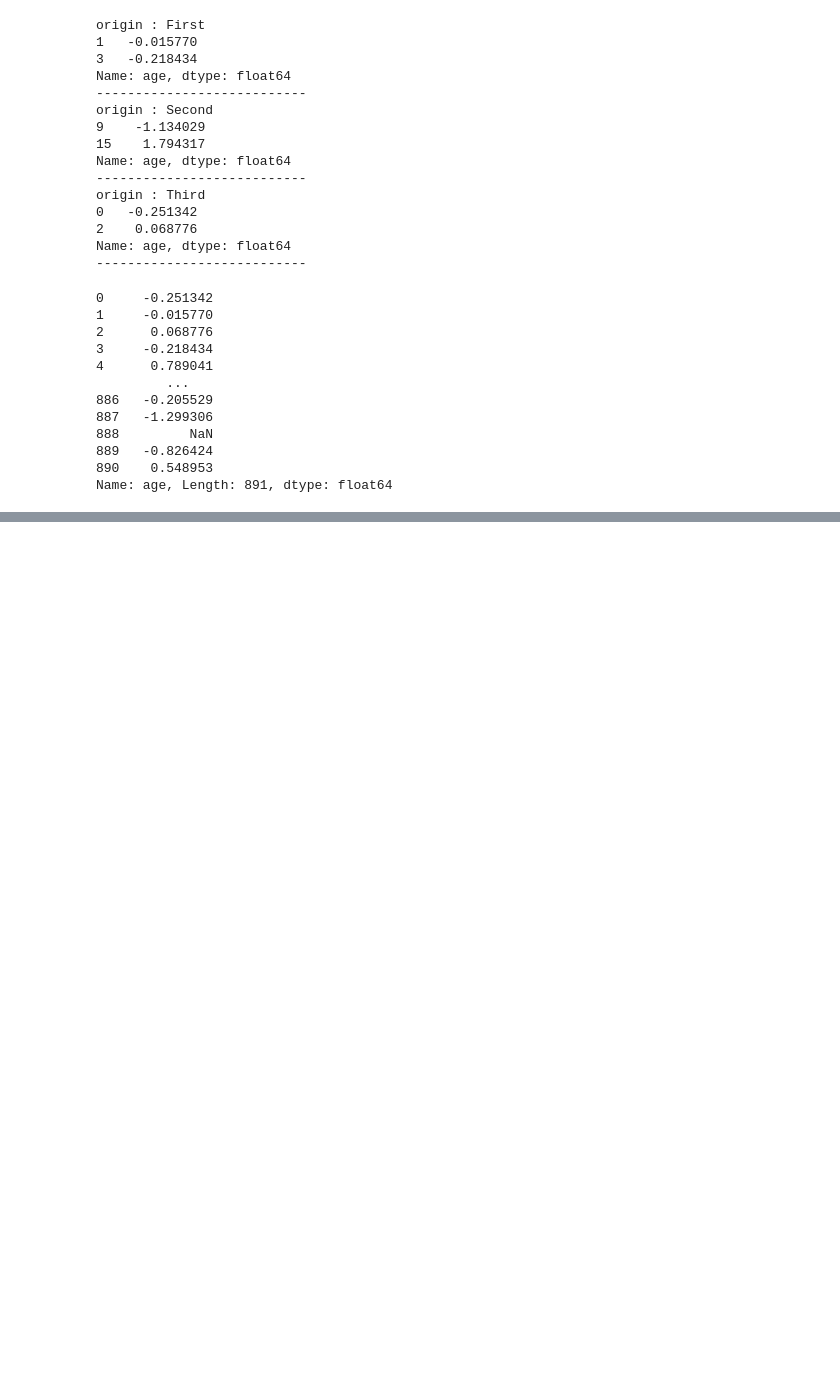
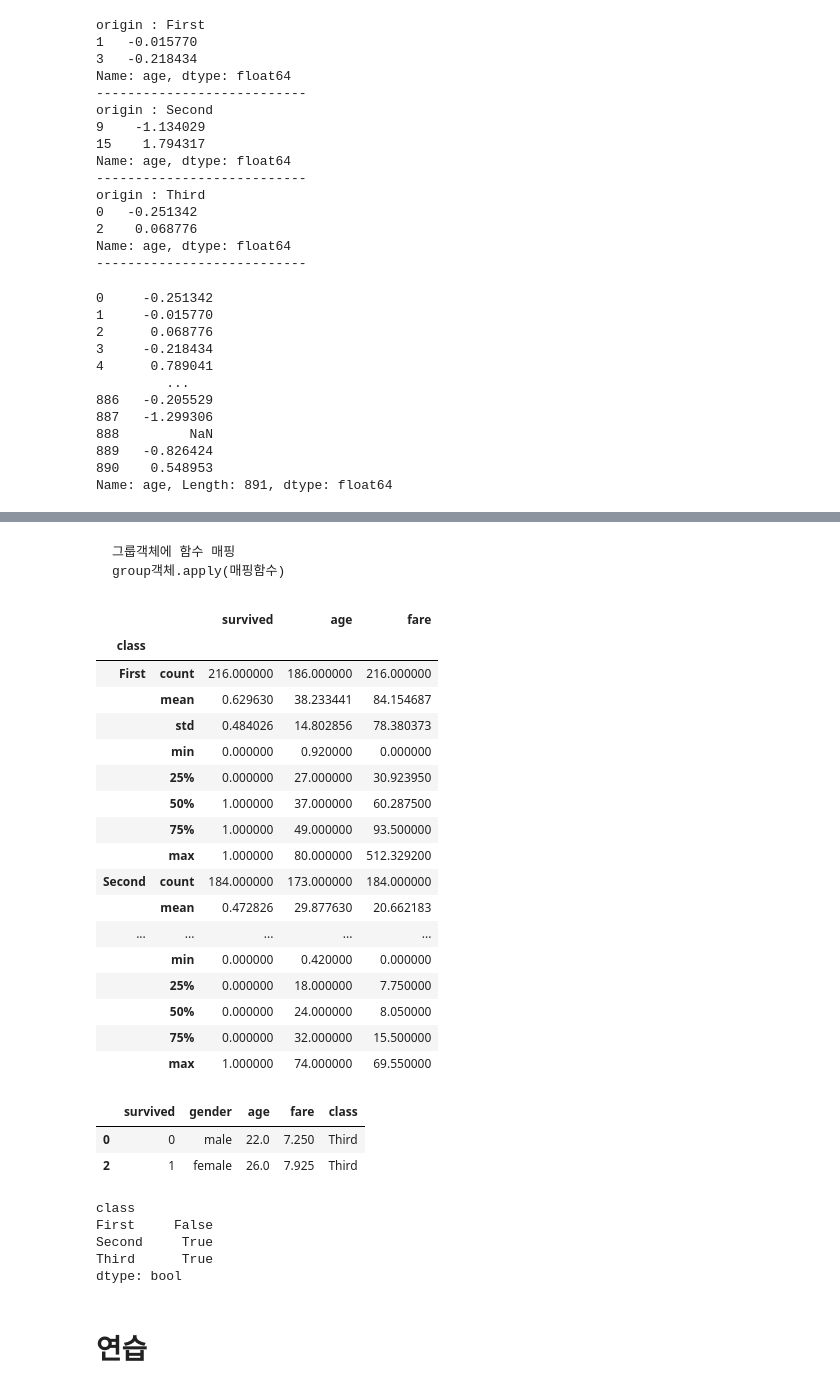
Before and after one commit to leekyuyoung20221226/python, a Jupyter notebook: 19일차.ipynb, the cells around one changed output, grey strips where cells are left out. Saved outputs shown, nothing was run; the diff lists cells and outputs as text; code cells hidden in the pictures; blank space fills up the shorter version.

```diff
--- a/19일차.ipynb
+++ b/19일차.ipynb
@@ -373,0 +421,3 @@ Name: age, Length: 891, dtype: float64
+# %% [markdown]
+    그룹객체에 함수 매핑
+    group객체.apply(매핑함수)
@@ -373,0 +426,21 @@ Name: age, Length: 891, dtype: float64
+# %%
+grouped.apply(lambda x : x.describe())
+# %% [output]
+|  |  | survived | age | fare |
+| class |  |  |  |  |
+| First | count | 216.000000 | 186.000000 | 216.000000 |
+|  | mean | 0.629630 | 38.233441 | 84.154687 |
+|  | std | 0.484026 | 14.802856 | 78.380373 |
+|  | min | 0.000000 | 0.920000 | 0.000000 |
+|  | 25% | 0.000000 | 27.000000 | 30.923950 |
+|  | 50% | 1.000000 | 37.000000 | 60.287500 |
+|  | 75% | 1.000000 | 49.000000 | 93.500000 |
+|  | max | 1.000000 | 80.000000 | 512.329200 |
+| Second | count | 184.000000 | 173.000000 | 184.000000 |
+|  | mean | 0.472826 | 29.877630 | 20.662183 |
+| ... | ... | ... | ... | ... |
+|  | min | 0.000000 | 0.420000 | 0.000000 |
+|  | 25% | 0.000000 | 18.000000 | 7.750000 |
+|  | 50% | 0.000000 | 24.000000 | 8.050000 |
+|  | 75% | 0.000000 | 32.000000 | 15.500000 |
+|  | max | 1.000000 | 74.000000 | 69.550000 |
@@ -373,0 +449,16 @@ Name: age, Length: 891, dtype: float64
+# %%
+age_filter.head(2)
+# %% [output]
+|  | survived | gender | age | fare | class |
+| 0 | 0 | male | 22.0 | 7.250 | Third |
+| 2 | 1 | female | 26.0 | 7.925 | Third |
+# %%
+age_apply
+# %% [output]
+class
+First     False
+Second     True
+Third      True
+dtype: bool
+# %% [markdown]
+# 연습
```
Also changed, not shown: parts of 18 cells of this notebook.
